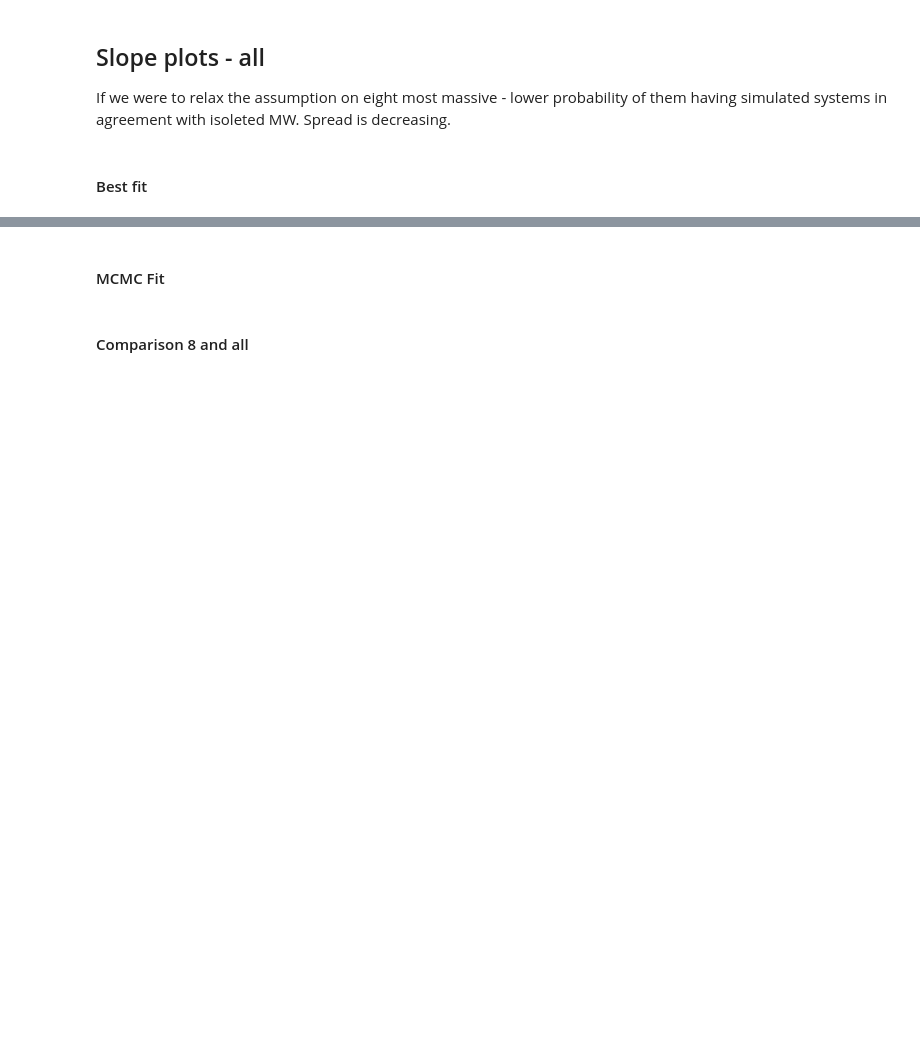
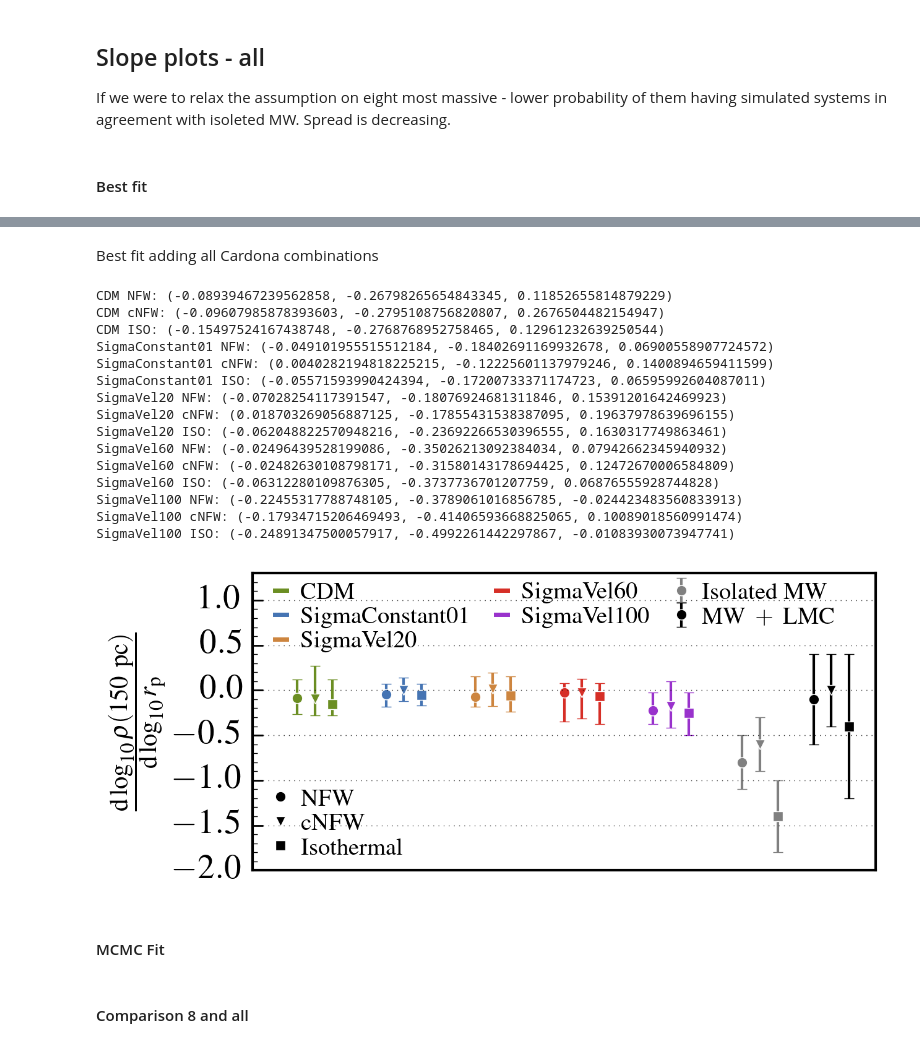
Before and after one commit to NoemiAM/TangoSIDM_satellites, a Jupyter notebook: examples/6 - density_pericenter_slope.ipynb, the cells around one changed output, grey strips where cells are left out. Cells and saved outputs as stored; diff of their text form; code cells hidden in the pictures; blank space fills up the shorter version.

```diff
--- a/examples/6 - density_pericenter_slope.ipynb
+++ b/examples/6 - density_pericenter_slope.ipynb
@@ -336,3 +466,5 @@ MAX_SATELLITES = None
+# %% [markdown]
+Best fit adding all Cardona combinations
 # %%
 fig, ax = plt.subplots(1, 1, figsize=(6.5, 3), dpi=200)
 
@@ -401,50 +533,83 @@ for i, (id, id_name) in enumerate(IDs.items()):
     merr[1,0]= np.percentile(m_nfw,84) - np.median(m_nfw)
     plt.errorbar(np.array([i]), np.array(np.median(m_nfw)), yerr=merr, marker='o', markersize=6, color=color_list[i],
                  markeredgecolor="white", ls='none', lw=1.5) #, label=fr'$\mathrm{{{id_name}}}$')
-    print(f"{id_name} NFW: {np.median(m_nfw)}")
+    print(f"{id_name} NFW: {np.median(m_nfw), np.percentile(m_nfw,16), np.percentile(m_nfw,84)}")
 
     merr = np.zeros((2, 1))
     merr[0,0]= np.median(m_core_nfw) - np.percentile(m_core_nfw,16)
     merr[1,0]= np.percentile(m_core_nfw,84) - np.median(m_core_nfw)
     plt.errorbar(np.array([i])+0.2, np.array(np.median(m_core_nfw)), yerr=merr, marker='v', markersize=6, color=color_list[i],
                  markeredgecolor="white", ls='none', lw=1.5) #, label=fr'$\mathrm{{{id_name}}}$')
-    print(f"{id_name} cNFW: {np.median(m_core_nfw)}")
+    print(f"{id_name} cNFW: {np.median(m_core_nfw), np.percentile(m_core_nfw,16), np.percentile(m_core_nfw,84)}")
 
     merr = np.zeros((2, 1))
     merr[0,0]= np.median(m_iso) - np.percentile(m_iso,16)
     merr[1,0]= np.percentile(m_nfw,84) - np.median(m_iso)
     plt.errorbar(np.array([i])+0.4, np.array(np.median(m_iso)), yerr=merr, marker='s', markersize=6, color=color_list[i],
                  markeredgecolor="white", ls='none', lw=1.5) #, label=fr'$\mathrm{{{id_name}}}$')
-    print(f"{id_name} ISO: {np.median(m_iso)}")
+    print(f"{id_name} ISO: {np.median(m_iso), np.percentile(m_iso,16), np.percentile(m_iso,84)}")
 
     plt.plot([], [], color=color_list[i], lw=2.5, label=fr'$\mathrm{{{id_name}}}$')
 
     ####
     file.close()
 
 plt.grid('True')
-plt.errorbar(np.array([i+1]), np.array(-0.6), yerr=np.ones((2, 1))*0.4, marker='*', markersize=12,
-            markeredgecolor="white", ls='none', lw=1.5, label=r'$\mathrm{Isolated\ MW}$', color='black')
-plt.errorbar(np.array([i+1.3]), np.array(-0.1), yerr=np.ones((2, 1))*0.5, marker='>', markersize=10,
+# Plot rho_K19NFW + rp P20
+plt.errorbar(np.array([i+1]), np.array(-0.8), yerr=np.ones((2, 1))*0.3, marker='o', markersize=6,
+            markeredgecolor="white", ls='none', lw=1.5, label=r'$\mathrm{Isolated\ MW}$', color='grey')
+# Plot rho_R19 + rp P20
+plt.errorbar(np.array([i+1.2]), np.array(-0.6), yerr=np.ones((2, 1))*0.3, marker='v', markersize=6,
+            markeredgecolor="white", ls='none', lw=1.5, color='grey')
+# Plot rho_K19ISO + rp P20
+plt.errorbar(np.array([i+1.4]), np.array(-1.4), yerr=np.ones((2, 1))*0.4, marker='s', markersize=6,
+            markeredgecolor="white", ls='none', lw=1.5, color='grey')
+
+# Plot rho_K19NFW + rp B20 (+LMC)
+plt.errorbar(np.array([i+1.8]), np.array(-0.1), yerr=np.ones((2, 1))*0.5, marker='o', markersize=6,
             markeredgecolor="white", ls='none', lw=1.5, label=r'$\mathrm{MW\ +\ LMC}$', color='black')
+# Plot rho_R19 + rp B20 (+LMC)
+plt.errorbar(np.array([i+2.0]), np.array(0), yerr=np.ones((2, 1))*0.4, marker='v', markersize=6,
+            markeredgecolor="white", ls='none', lw=1.5, color='black')
+# Plot rho_K19ISO + rp B20 (+LMC)
+plt.errorbar(np.array([i+2.2]), np.array(-0.4), yerr=np.ones((2, 1))*0.8, marker='s', markersize=6,
+            markeredgecolor="white", ls='none', lw=1.5, color='black')
+
 plt.xticks([])
-plt.xlim([-0.5, 6])
-plt.ylim([-1.3, 1.3])
+plt.xlim([-0.5, 6.5])
+plt.ylim([-2.0, 1.3])
 plt.ylabel(r'$\frac{{\mathrm{d}}\log_{10}\rho(150\ \mathrm{pc})}{{\mathrm{d}}\log_{10}r_{\mathrm{p}}}$')
 
-ax.legend(loc=[0.02,0.67], labelspacing=0.1, handlelength=0.5, handletextpad=0.6, frameon=False, fontsize=14, ncol=3, columnspacing=1, numpoints=1)
+ax.legend(loc=[0.02,0.7], labelspacing=0.1, handlelength=0.5, handletextpad=0.6, frameon=False, fontsize=14, ncol=3, columnspacing=1, numpoints=1)
 
 ax2 = ax.twinx()
 ax2.axis('off')
 ax2.errorbar([], [], yerr=[], marker='o', markersize=6, color='k', markeredgecolor="white", ls='none', lw=0, label=r'$\mathrm{NFW}$')
 ax2.errorbar([], [], yerr=[], marker='v', markersize=6, color='k', markeredgecolor="white", ls='none', lw=0, label=r'$\mathrm{cNFW}$')
 ax2.errorbar([], [], yerr=[], marker='s', markersize=6, color='k', markeredgecolor="white", ls='none', lw=0, label=r'$\mathrm{Isothermal}$')
 ax2.legend(loc=[0.02,0.005], ncol=1, labelspacing=0.1, handlelength=0.5, handletextpad=0.6,
            edgecolor='white', frameon=False, facecolor='goldenrod', framealpha=0.3, fontsize=14, columnspacing=1, numpoints=1)
 
 ####
-plt.savefig(f'figures/Density_pericenter_slope_best_fit.png', dpi=200)
+plt.savefig(f'figures/Density_pericenter_slope_best_fit.png', dpi=300)
 plt.show()
+# %% [output]
+CDM NFW: (-0.08939467239562858, -0.26798265654843345, 0.11852655814879229)
+CDM cNFW: (-0.09607985878393603, -0.2795108756820807, 0.2676504482154947)
+CDM ISO: (-0.15497524167438748, -0.2768768952758465, 0.12961232639250544)
+SigmaConstant01 NFW: (-0.049101955515512184, -0.18402691169932678, 0.06900558907724572)
+SigmaConstant01 cNFW: (0.0040282194818225215, -0.12225601137979246, 0.1400894659411599)
+SigmaConstant01 ISO: (-0.05571593990424394, -0.17200733371174723, 0.06595992604087011)
+SigmaVel20 NFW: (-0.07028254117391547, -0.18076924681311846, 0.15391201642469923)
+SigmaVel20 cNFW: (0.018703269056887125, -0.17855431538387095, 0.19637978639696155)
+SigmaVel20 ISO: (-0.062048822570948216, -0.23692266530396555, 0.1630317749863461)
+SigmaVel60 NFW: (-0.02496439528199086, -0.35026213092384034, 0.07942662345940932)
+SigmaVel60 cNFW: (-0.02482630108798171, -0.31580143178694425, 0.12472670006584809)
+SigmaVel60 ISO: (-0.06312280109876305, -0.3737736701207759, 0.06876555928744828)
+SigmaVel100 NFW: (-0.22455317788748105, -0.3789061016856785, -0.024423483560833913)
+SigmaVel100 cNFW: (-0.17934715206469493, -0.41406593668825065, 0.10089018560991474)
+SigmaVel100 ISO: (-0.24891347500057917, -0.4992261442297867, -0.01083930073947741)
+[figure, added]
 # %% [markdown]
 #### MCMC Fit
 # %%
```
Also changed, not shown: parts of 1 cell of this notebook, 2 other files.
